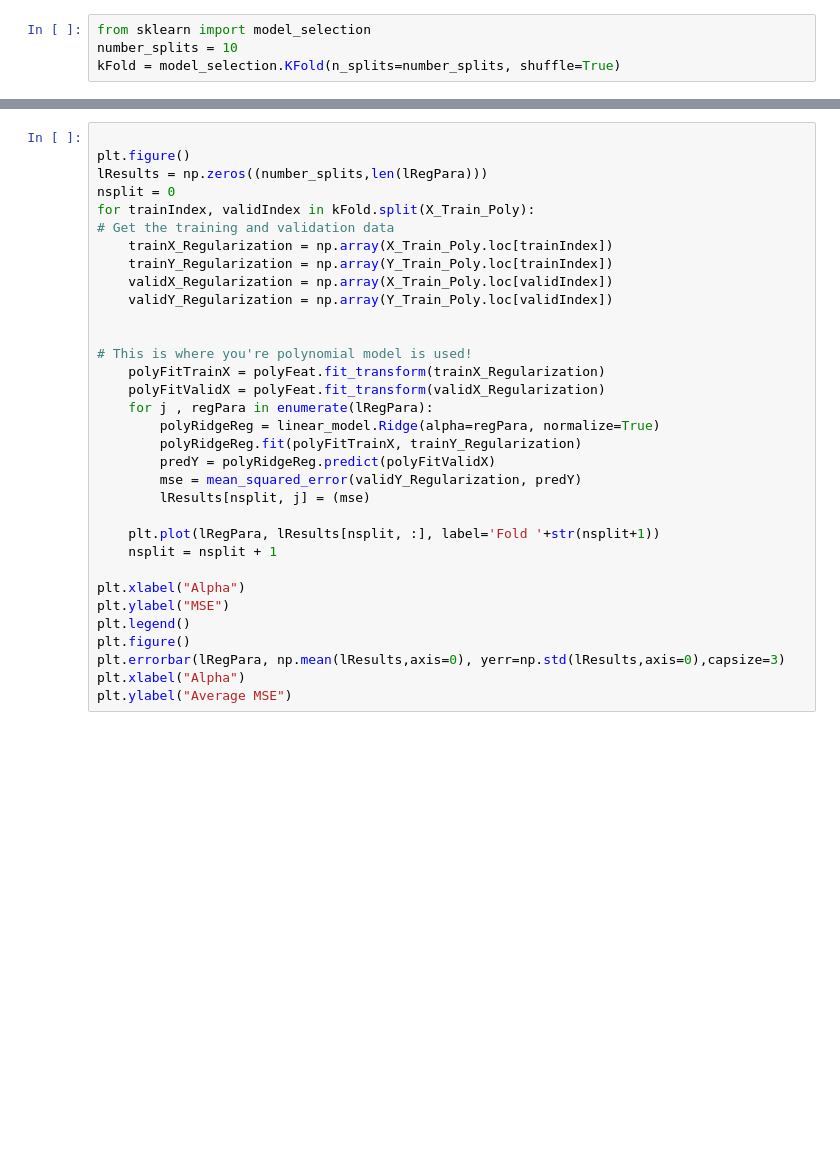
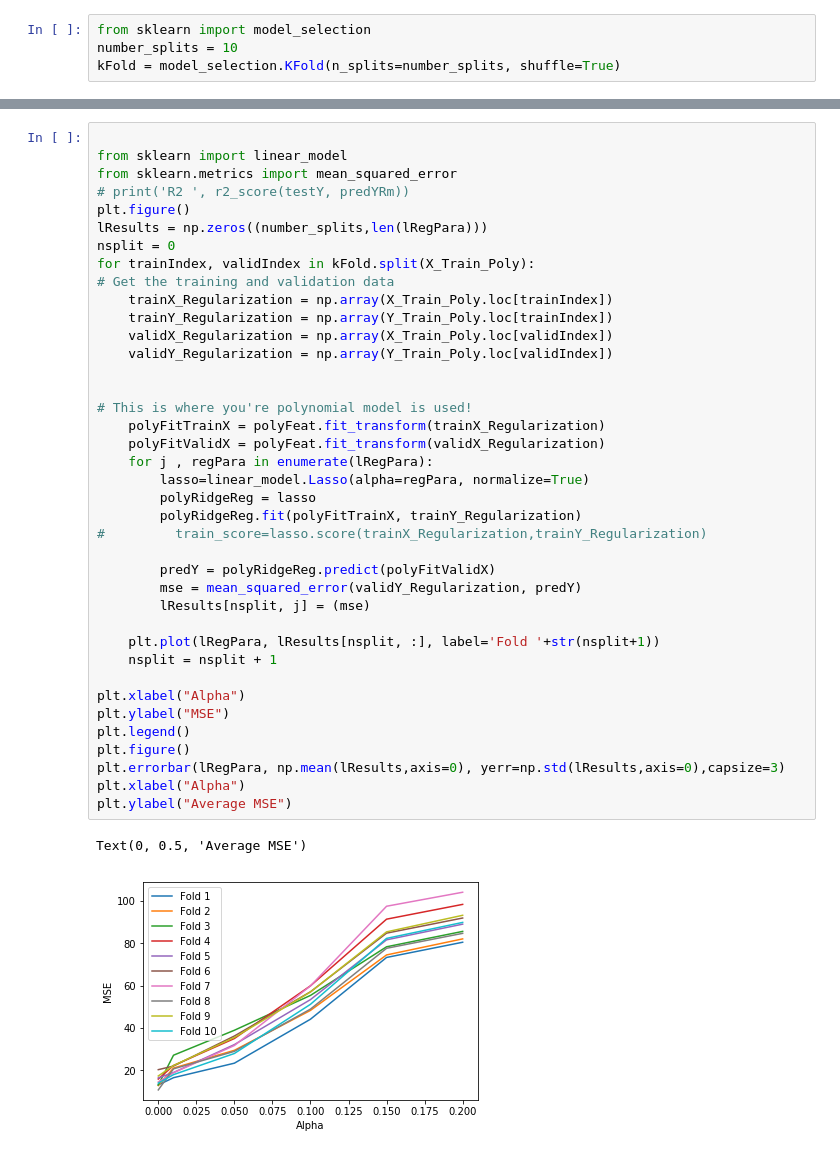
Before and after one commit to asitP9/SageMaker-Regression-Analysis-, a Jupyter notebook: Regularisation.ipynb, the cells around one changed output, grey strips where cells are left out. Cells and saved outputs as stored; diff of their text form; blank space fills up the shorter version.

```diff
--- a/Regularisation.ipynb
+++ b/Regularisation.ipynb
@@ -104,33 +123,42 @@ Text(0, 0.5, 'Average MSE')
 # %%
 
+from sklearn import linear_model
+from sklearn.metrics import mean_squared_error
+# print('R2 ', r2_score(testY, predYRm))
 plt.figure()
 lResults = np.zeros((number_splits,len(lRegPara)))
 nsplit = 0
 for trainIndex, validIndex in kFold.split(X_Train_Poly):
 # Get the training and validation data
     trainX_Regularization = np.array(X_Train_Poly.loc[trainIndex])
     trainY_Regularization = np.array(Y_Train_Poly.loc[trainIndex])
     validX_Regularization = np.array(X_Train_Poly.loc[validIndex])
     validY_Regularization = np.array(Y_Train_Poly.loc[validIndex])
 
 
 # This is where you're polynomial model is used!
     polyFitTrainX = polyFeat.fit_transform(trainX_Regularization)
     polyFitValidX = polyFeat.fit_transform(validX_Regularization)
     for j , regPara in enumerate(lRegPara):
-        polyRidgeReg = linear_model.Ridge(alpha=regPara, normalize=True)
+        lasso=linear_model.Lasso(alpha=regPara, normalize=True)
+        polyRidgeReg = lasso
         polyRidgeReg.fit(polyFitTrainX, trainY_Regularization)
+#         train_score=lasso.score(trainX_Regularization,trainY_Regularization)
+
         predY = polyRidgeReg.predict(polyFitValidX)
         mse = mean_squared_error(validY_Regularization, predY)
         lResults[nsplit, j] = (mse)
 
     plt.plot(lRegPara, lResults[nsplit, :], label='Fold '+str(nsplit+1))
     nsplit = nsplit + 1
 
 plt.xlabel("Alpha")
 plt.ylabel("MSE")
 plt.legend()
 plt.figure()
 plt.errorbar(lRegPara, np.mean(lResults,axis=0), yerr=np.std(lResults,axis=0),capsize=3)
 plt.xlabel("Alpha")
 plt.ylabel("Average MSE")
+# %% [output]
+Text(0, 0.5, 'Average MSE')
+[figure, added]
```
Also changed, not shown: parts of 8 cells of this notebook, 6 other files.
